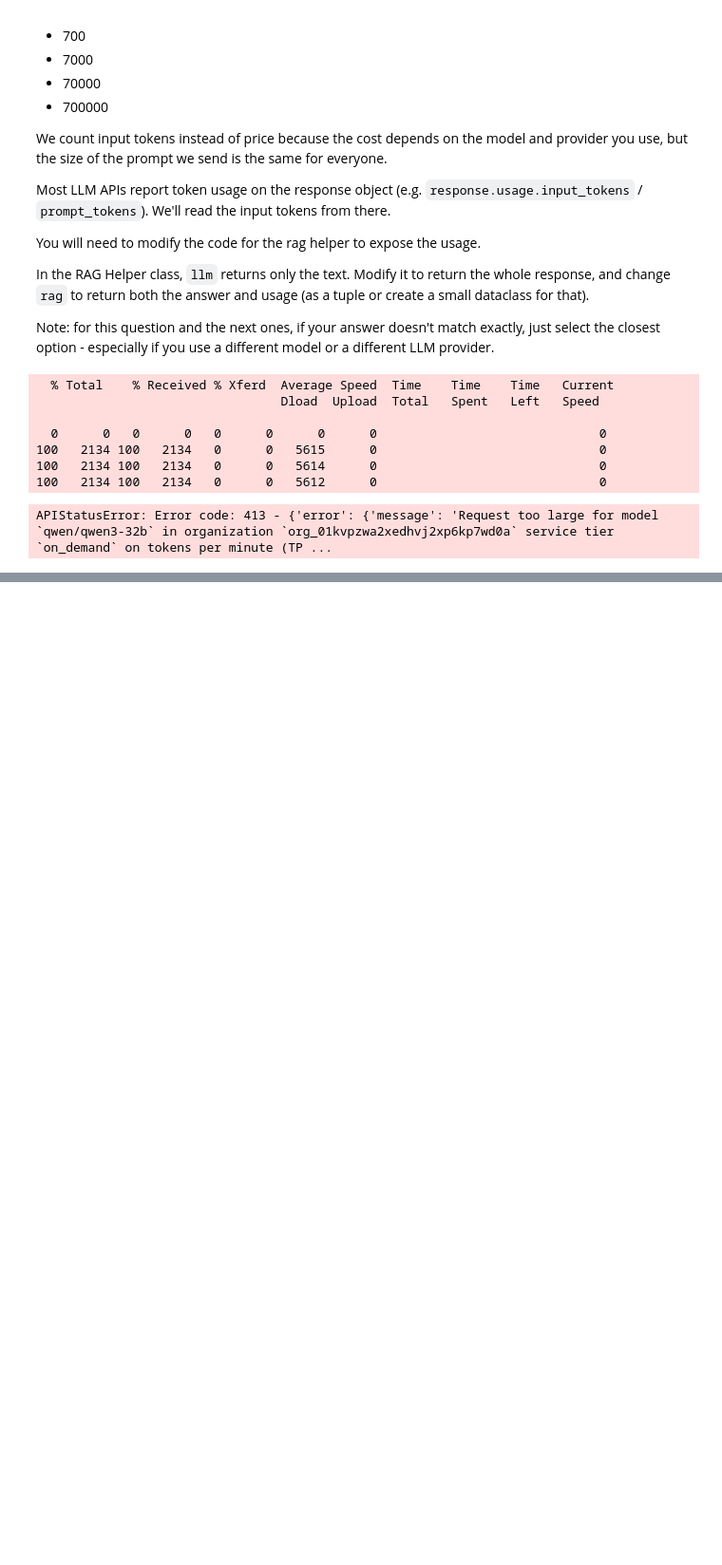
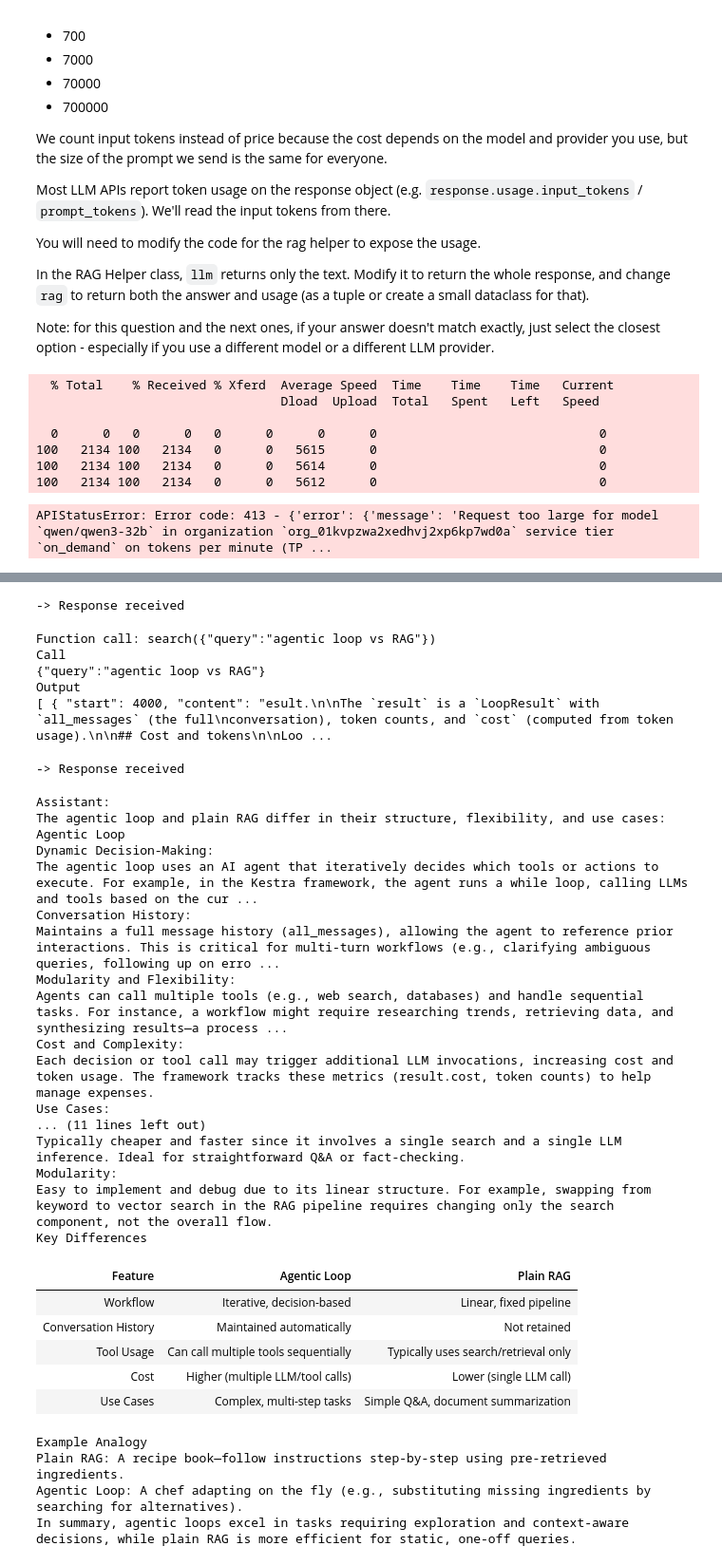
Before and after one commit to quickSilverShanks/LLM--Zoomcamp, a Jupyter notebook: Course Lessons/Module 01 - Agentic RAG/assignment/assignment01.ipynb, the cells around one changed output, grey strips where cells are left out. Shown at 95% size. Saved outputs shown, nothing was run; the diff lists cells and outputs as text; code cells hidden in the pictures; blank space fills up the shorter version.

```diff
--- a/Course Lessons/Module 01 - Agentic RAG/assignment/assignment01.ipynb
+++ b/Course Lessons/Module 01 - Agentic RAG/assignment/assignment01.ipynb
@@ -166,0 +298,14 @@ APIStatusError: Error code: 413 - {'error': {'message': 'Request too large for m
+# %%
+def search(query: str) -> dict[str, str]:
+    """
+    Search the course lesson database for entries matching the given query.
+    """
+    return index_v2.search(
+        query,
+        num_results=5
+    )
+
+agent_tools = Tools()
+agent_tools.add_tool(search)
+
+agent_tools.get_tools()
@@ -166,0 +321,63 @@ APIStatusError: Error code: 413 - {'error': {'message': 'Request too large for m
+# %%
+instructions = """
+You're a course teaching assistant. Answer the student's question using the search tool.
+Make multiple searches with different keywords before answering.
+"""
+
+question = "How does the agentic loop work, and how is it different from plain RAG?"
+# %%
+chat_interface = IPythonChatInterface()
+callback = DisplayingRunnerCallback(chat_interface)
+
+openai_client = OpenAI(
+    api_key=os.getenv("GROQ_API_KEY"),
+    base_url="https://api.groq.com/openai/v1"
+)
+
+runner = OpenAIResponsesRunner(
+    tools=agent_tools,
+    developer_prompt=instructions,
+    chat_interface=chat_interface,
+    llm_client=OpenAIClient(model='qwen/qwen3-32b',
+                            client=openai_client)
+)
+# %%
+result = runner.loop(
+    prompt=question,
+    callback=callback,
+)
+# %% [output]
+-> Response received
+Function call: search({"query":"agentic loop vs RAG"})
+Call
+{"query":"agentic loop vs RAG"}
+Output
+[ { "start": 4000, "content": "esult.\n\nThe `result` is a `LoopResult` with `all_messages` (the full\nconversation), token counts, and `cost` (computed from token usage).\n\n## Cost and tokens\n\nLoo ...
+-> Response received
+Assistant:
+The agentic loop and plain RAG differ in their structure, flexibility, and use cases:
+Agentic Loop
+Dynamic Decision-Making:
+The agentic loop uses an AI agent that iteratively decides which tools or actions to execute. For example, in the Kestra framework, the agent runs a while loop, calling LLMs and tools based on the cur ...
+Conversation History:
+Maintains a full message history (all_messages), allowing the agent to reference prior interactions. This is critical for multi-turn workflows (e.g., clarifying ambiguous queries, following up on erro ...
+Modularity and Flexibility:
+Agents can call multiple tools (e.g., web search, databases) and handle sequential tasks. For instance, a workflow might require researching trends, retrieving data, and synthesizing results—a process ...
+Cost and Complexity:
+Each decision or tool call may trigger additional LLM invocations, increasing cost and token usage. The framework tracks these metrics (result.cost, token counts) to help manage expenses.
+Use Cases:
+... (11 lines left out)
+Typically cheaper and faster since it involves a single search and a single LLM inference. Ideal for straightforward Q&A or fact-checking.
+Modularity:
+Easy to implement and debug due to its linear structure. For example, swapping from keyword to vector search in the RAG pipeline requires changing only the search component, not the overall flow.
+Key Differences
+| Feature | Agentic Loop | Plain RAG |
+| Workflow | Iterative, decision-based | Linear, fixed pipeline |
+| Conversation History | Maintained automatically | Not retained |
+| Tool Usage | Can call multiple tools sequentially | Typically uses search/retrieval only |
+| Cost | Higher (multiple LLM/tool calls) | Lower (single LLM call) |
+| Use Cases | Complex, multi-step tasks | Simple Q&A, document summarization |
+Example Analogy
+Plain RAG: A recipe book—follow instructions step-by-step using pre-retrieved ingredients.
+Agentic Loop: A chef adapting on the fly (e.g., substituting missing ingredients by searching for alternatives).
+In summary, agentic loops excel in tasks requiring exploration and context-aware decisions, while plain RAG is more efficient for static, one-off queries.
```
Also changed, not shown: parts of 14 cells of this notebook, 1 other file.
